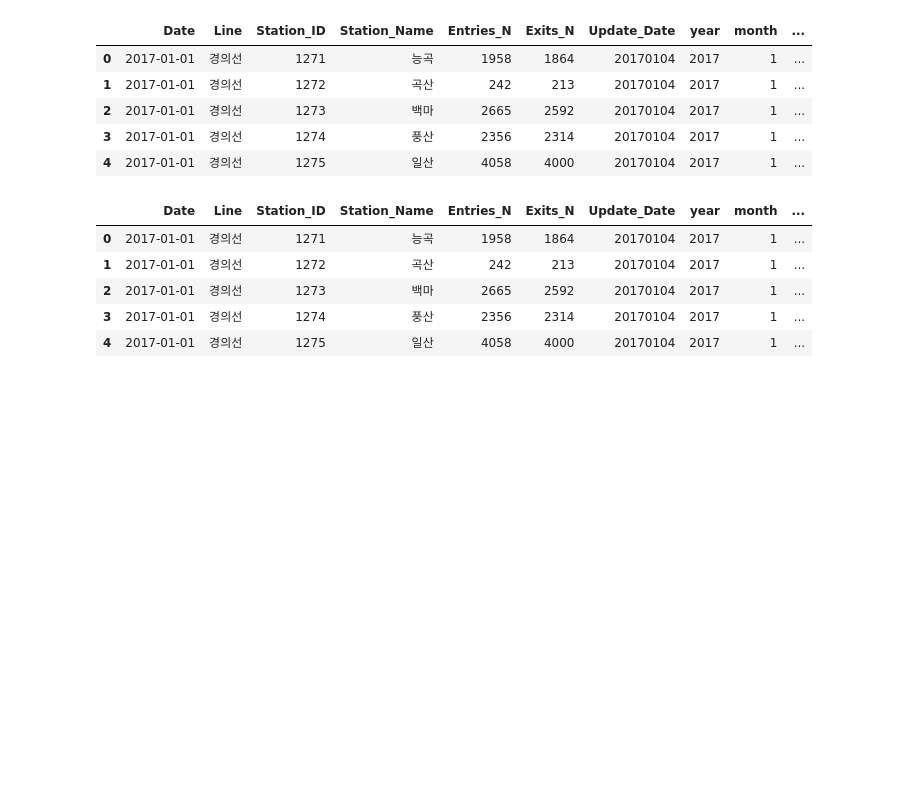
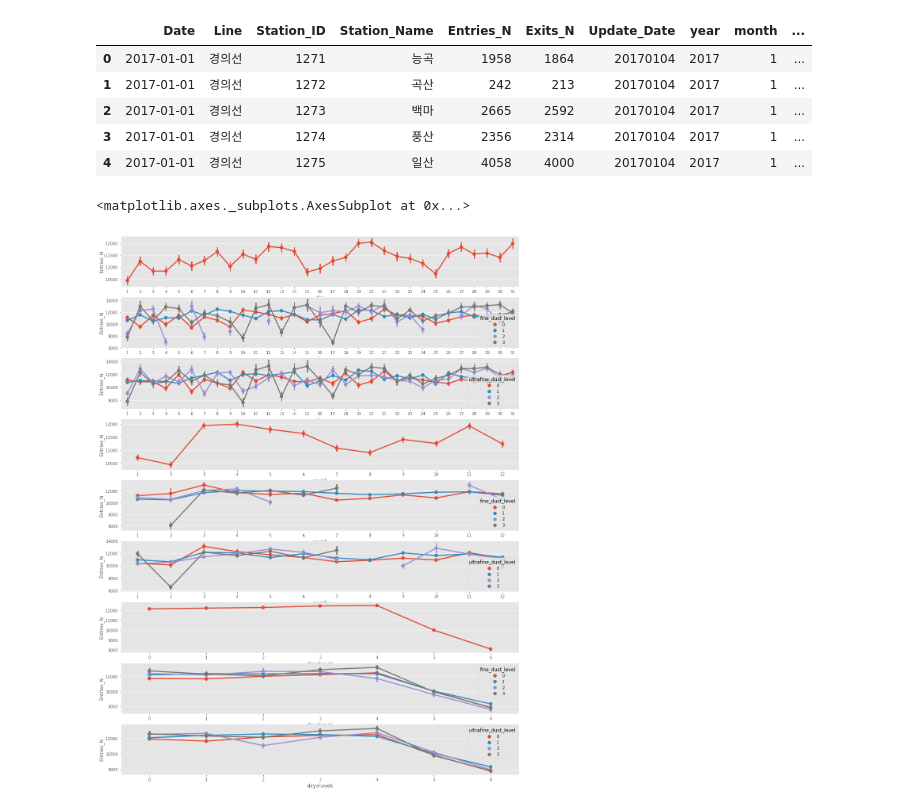
Before and after one commit to MinHyuckChoi/Subway-Project, a Jupyter notebook: Subway_Project.ipynb, the cells around one changed output. Cells and saved outputs as stored; diff of their text form; code cells hidden in the pictures; blank space fills up the shorter version.

```diff
--- a/Subway_Project.ipynb
+++ b/Subway_Project.ipynb
@@ -444,12 +492,24 @@ def ultrafine(row):
-# %%
-total_subway_weather['fine_dust_level'] = total_subway_weather.apply(fine, axis=1)
-total_subway_weather['ultrafine_dust_level'] = total_subway_weather.apply(ultrafine, axis=1)
-
-total_subway_weather.head()
-# %% [output]
-|  | Date | Line | Station_ID | Station_Name | Entries_N | Exits_N | Update_Date | year | month | ... |
-| 0 | 2017-01-01 | 경의선 | 1271 | 능곡 | 1958 | 1864 | 20170104 | 2017 | 1 | ... |
-| 1 | 2017-01-01 | 경의선 | 1272 | 곡산 | 242 | 213 | 20170104 | 2017 | 1 | ... |
-| 2 | 2017-01-01 | 경의선 | 1273 | 백마 | 2665 | 2592 | 20170104 | 2017 | 1 | ... |
-| 3 | 2017-01-01 | 경의선 | 1274 | 풍산 | 2356 | 2314 | 20170104 | 2017 | 1 | ... |
-| 4 | 2017-01-01 | 경의선 | 1275 | 일산 | 4058 | 4000 | 20170104 | 2017 | 1 | ... |
+# %%
+fig,(ax1,ax2,ax3,ax4,ax5,ax6,ax7,ax8,ax9)=plt.subplots(nrows=9)
+fig.set_size_inches(18,25)
+
+sns.pointplot(data=nooutliers, x="day", y="Entries_N", ax=ax1)
+
+sns.pointplot(data=nooutliers, x="day", y="Entries_N", hue="fine_dust_level", ax=ax2)
+
+sns.pointplot(data=nooutliers, x="day", y="Entries_N", hue="ultrafine_dust_level", ax=ax3)
+
+sns.pointplot(data=nooutliers, x="month", y="Entries_N", ax=ax4)
+
+sns.pointplot(data=nooutliers, x="month", y="Entries_N", hue="fine_dust_level", ax=ax5)
+
+sns.pointplot(data=nooutliers, x="month", y="Entries_N", hue="ultrafine_dust_level", ax=ax6)
+
+sns.pointplot(data=nooutliers, x="dayofweek", y="Entries_N", ax=ax7)
+
+sns.pointplot(data=nooutliers, x="dayofweek", y="Entries_N", hue="fine_dust_level", ax=ax8)
+
+sns.pointplot(data=nooutliers, x="dayofweek", y="Entries_N", hue="ultrafine_dust_level", ax=ax9)
+# %% [output]
+<matplotlib.axes._subplots.AxesSubplot at 0x...>
+[figure, added]
```
Also changed, not shown: parts of 9 cells of this notebook.
